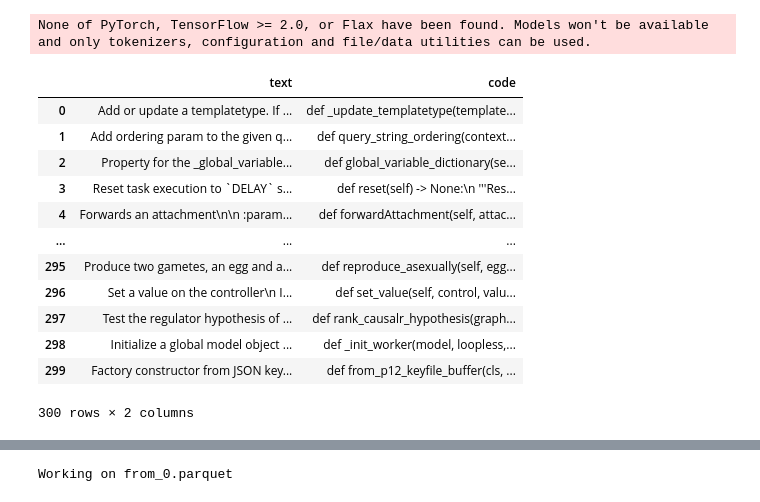
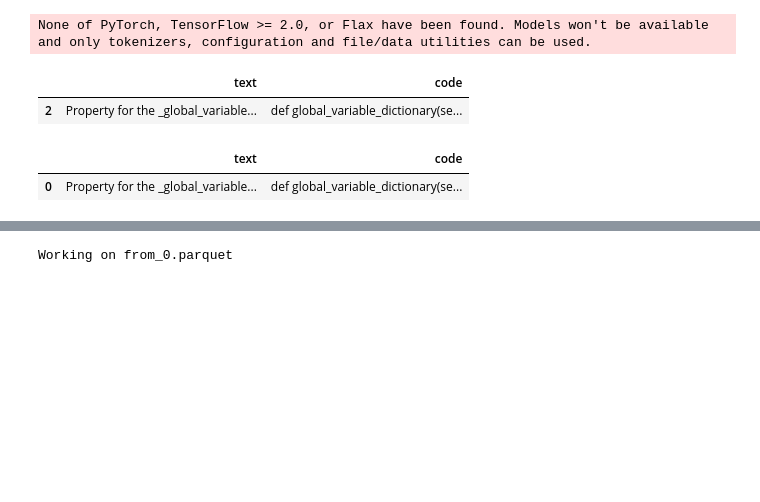
Before and after one commit to d-schneid/llm-finetuning, a Jupyter notebook: parser.ipynb, the cells around one changed output, grey strips where cells are left out. Drawn from its saved outputs; the diff is of its cells as text; code cells hidden in the pictures; blank space fills up the shorter version.

Commit message:
Update and refactor DFG parser

```diff
--- a/parser.ipynb
+++ b/parser.ipynb
@@ -3,25 +4,18 @@ from parsers import Parser
 # %% [output]
 None of PyTorch, TensorFlow >= 2.0, or Flax have been found. Models won't be available and only tokenizers, configuration and file/data utilities can be used.
 # %%
-parser = Parser()
+data_handler = DataHandler()
 # %%
-data = parser.read_dataset(max_samples_per_split=100)
+data = data_handler.read_dataset(max_samples_per_split=100)
 # %%
-#data = data.loc[[3]]
+data = data.loc[[2]]
 data
 # %% [output]
 |  | text | code |
-| 0 | Add or update a templatetype. If ... | def _update_templatetype(template... |
-| 1 | Add ordering param to the given q... | def query_string_ordering(context... |
 | 2 | Property for the _global_variable... | def global_variable_dictionary(se... |
-| 3 | Reset task execution to `DELAY` s... | def reset(self) -> None:\n '''Res... |
-| 4 | Forwards an attachment\n\n :param... | def forwardAttachment(self, attac... |
-| ... | ... | ... |
-| 295 | Produce two gametes, an egg and a... | def reproduce_asexually(self, egg... |
-| 296 | Set a value on the controller\n I... | def set_value(self, control, valu... |
-| 297 | Test the regulator hypothesis of ... | def rank_causalr_hypothesis(graph... |
-| 298 | Initialize a global model object ... | def _init_worker(model, loopless,... |
-| 299 | Factory constructor from JSON key... | def from_p12_keyfile_buffer(cls, ... |
-300 rows × 2 columns
 # %%
-data = parser.preprocess(data)
+data = data_handler.preprocess(data)
+data
+# %% [output]
+|  | text | code |
+| 0 | Property for the _global_variable... | def global_variable_dictionary(se... |
```
Also changed, not shown: parts of 9 cells of this notebook, 6 other files.
